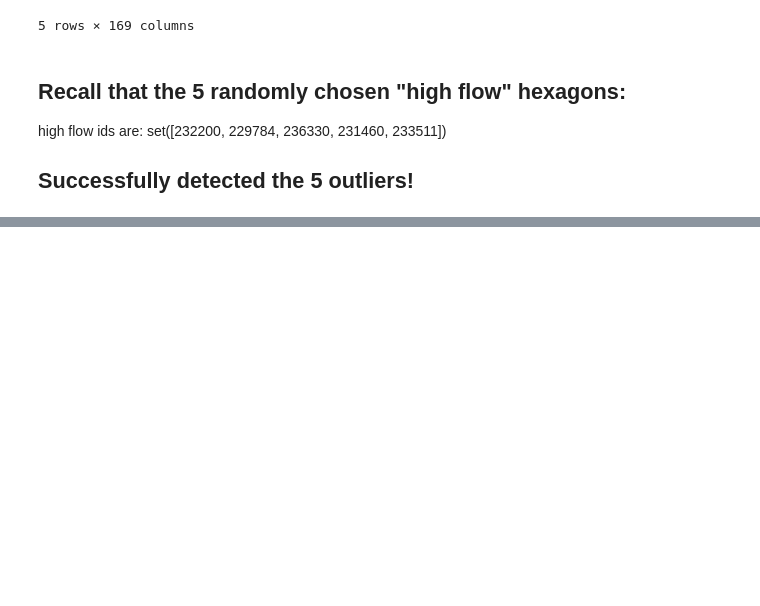
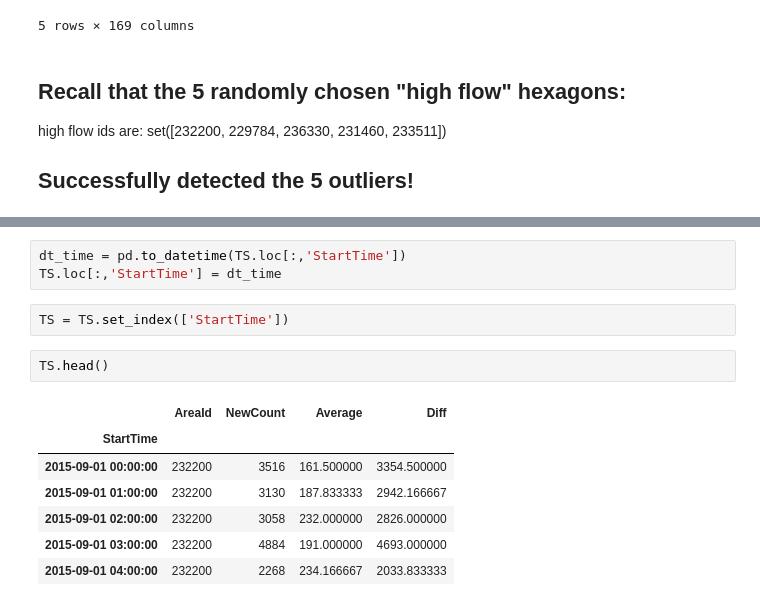
Before and after one commit to YiouZuo/Portfolio, a Jupyter notebook: NYC-hexagon-outlier-detection/NeighborComparison.ipynb, the cells around one changed output, grey strips where cells are left out. Saved outputs shown, nothing was run; the diff lists cells and outputs as text; blank space fills up the shorter version.

```diff
--- a/NYC-hexagon-outlier-detection/NeighborComparison.ipynb
+++ b/NYC-hexagon-outlier-detection/NeighborComparison.ipynb
@@ -168,0 +188,15 @@ high flow ids are:  set([232200, 229784, 236330, 231460, 233511])
+# %%
+dt_time = pd.to_datetime(TS.loc[:,'StartTime'])
+TS.loc[:,'StartTime'] = dt_time
+# %%
+TS = TS.set_index(['StartTime'])
+# %%
+TS.head()
+# %% [output]
+|  | AreaId | NewCount | Average | Diff |
+| StartTime |  |  |  |  |
+| 2015-09-01 00:00:00 | 232200 | 3516 | 161.500000 | 3354.500000 |
+| 2015-09-01 01:00:00 | 232200 | 3130 | 187.833333 | 2942.166667 |
+| 2015-09-01 02:00:00 | 232200 | 3058 | 232.000000 | 2826.000000 |
+| 2015-09-01 03:00:00 | 232200 | 4884 | 191.000000 | 4693.000000 |
+| 2015-09-01 04:00:00 | 232200 | 2268 | 234.166667 | 2033.833333 |
```
Also changed, not shown: parts of 8 cells of this notebook.
